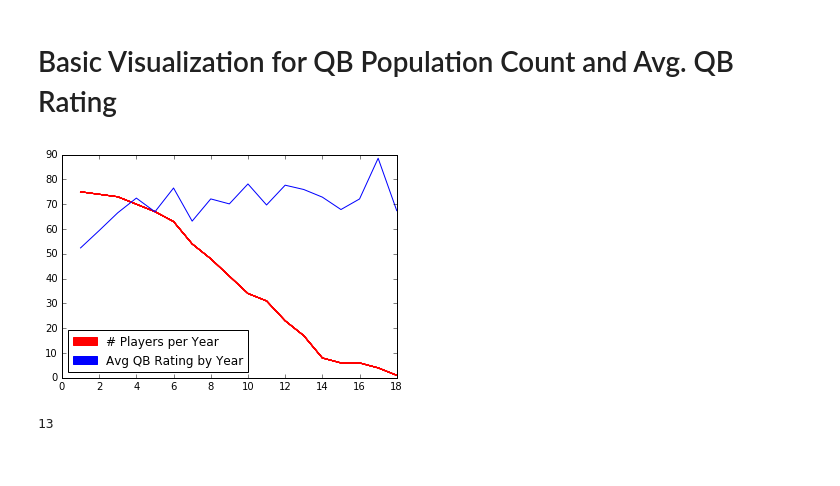
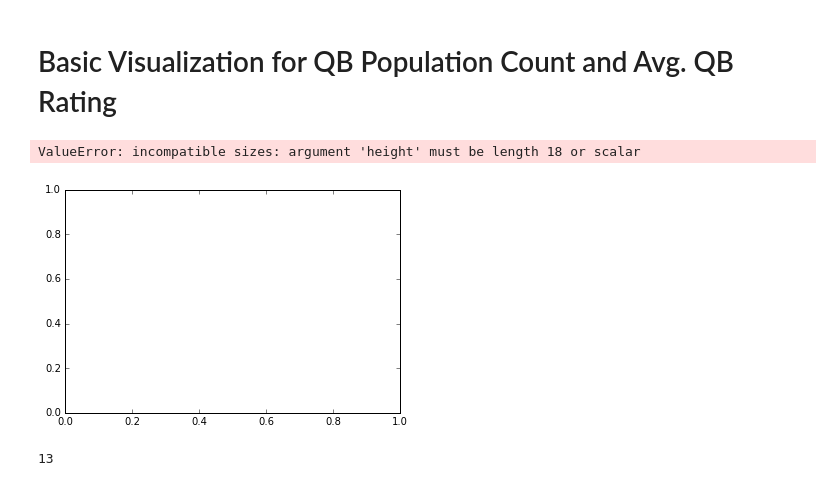
Before and after one commit to JohnPHogan/FantasyFootball, a Jupyter notebook: Initial Analysis.ipynb, the cells around one changed output. Drawn from its saved outputs; the diff is of its cells as text; code cells hidden in the pictures.

```diff
--- a/Initial Analysis.ipynb
+++ b/Initial Analysis.ipynb
@@ -13,18 +13,19 @@ import matplotlib.patches as mpatches
 # %%
 player_years = pd.read_csv('qb_yearly.csv')
 player_per_year = player_years.groupby(['CareerYear']).count()
 yearly_rates = player_years[['CareerYear', 'Rate']]
 avg_yearly_rate = yearly_rates.groupby(['CareerYear']).mean()
-red_patch = mpatches.Patch(color='r', label='# Players per Year')
-blue_patch = mpatches.Patch(color='b', label='Avg QB Rating by Year')
+#red_patch = mpatches.Patch(color='r', label='# Players per Year')
+#blue_patch = mpatches.Patch(color='b', label='Avg QB Rating by Year')
 
-plt.plot(player_per_year, color='r')
+plt.bar(player_per_year, np.max(player_per_year), color='r')
 plt.plot(avg_yearly_rate, color='b')
 
-plt.legend(handles=[red_patch, blue_patch], loc='lower left')
+#plt.legend(handles=[red_patch, blue_patch], loc='lower left')
 plt.show()
 # %% [output]
+ValueError: incompatible sizes: argument 'height' must be length 18 or scalar
-[figure, old version]
+[figure, new version]
 # %%
 rb = pd.read_csv('rb_yearly.csv')
 rb['YPG'] = rb['YPG'].apply(pd.to_numeric, errors='coerce')
```
Also changed, not shown: 1 other file.
